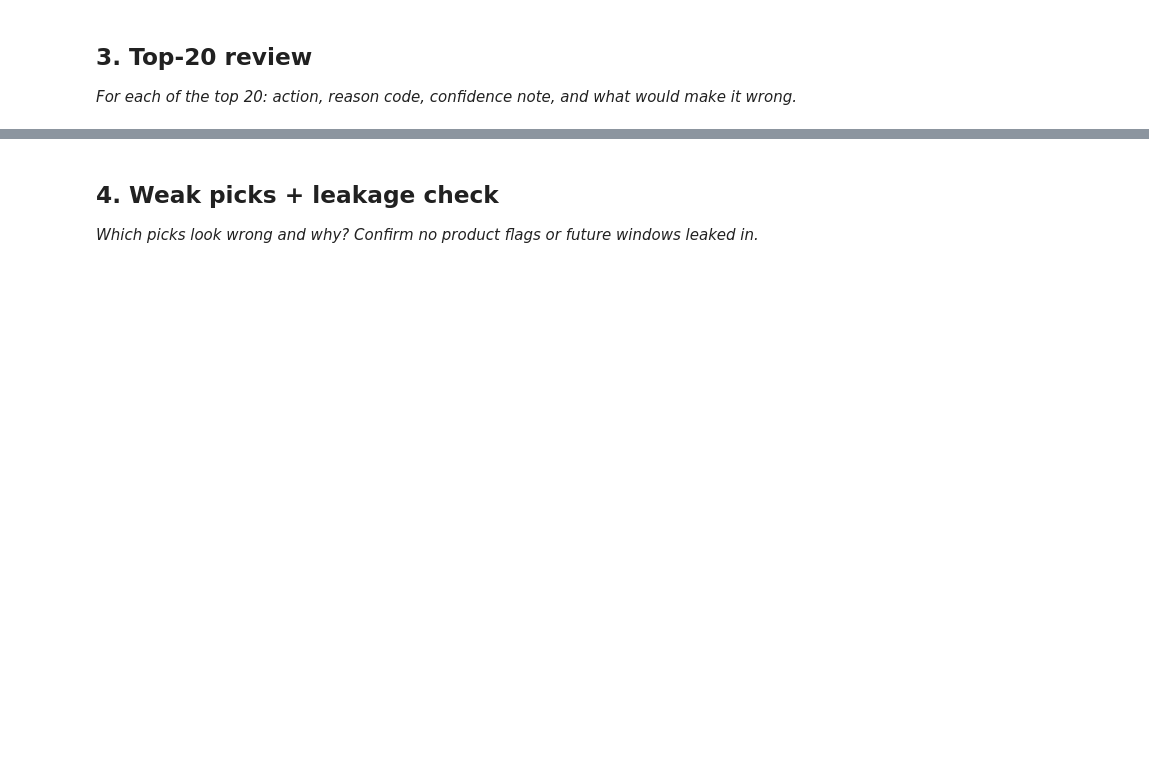
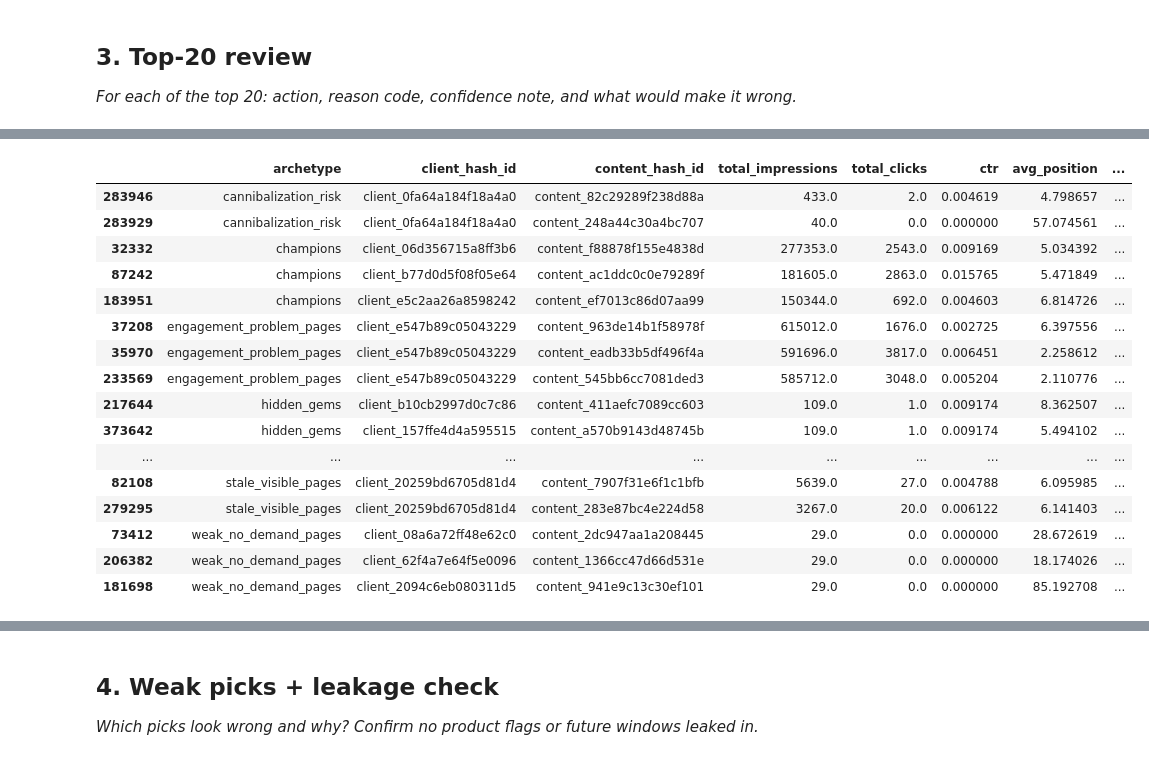
Before and after one commit to tracy030115/flyrank-ml, a Jupyter notebook: work/notebooks/w04_baseline_score.ipynb, the cells around one changed output, grey strips where cells are left out. Saved outputs shown, nothing was run; the diff lists cells and outputs as text; code cells hidden in the pictures; blank space fills up the shorter version.

```diff
--- a/work/notebooks/w04_baseline_score.ipynb
+++ b/work/notebooks/w04_baseline_score.ipynb
@@ -264,0 +265,13 @@ Name: count, dtype: int64
+# %%
+action_map = {
+    "champions": "protect",
+    "hidden_gems": "improve",
+    "rising_stars": "monitor",
+    "stale_visible_pages": "refresh",
+    "engagement_problem_pages": "rewrite",
+    "cannibalization_risk": "merge",
+    "weak_no_demand_pages": "prune",
+    "monitor": "monitor",
+    "INSUFFICIENT_DATA": "no_action_insufficient_data",
+}
+page_level["recommended_action"] = page_level["archetype"].map(action_map)
@@ -359,3 +327,40 @@ Name: count, dtype: int64
 # %%
 # This cell is for CODE (numbers, a query, a check).
 # Write your text answer in the cell ABOVE this one — typing sentences here breaks Run All.
+review_archetypes = [
+    "champions", "hidden_gems", "rising_stars", "stale_visible_pages",
+    "engagement_problem_pages", "cannibalization_risk", "weak_no_demand_pages"
+]
+
+top_per_archetype = (
+    page_level[page_level["archetype"].isin(review_archetypes)]
+    .sort_values("total_impressions", ascending=False)
+    .groupby("archetype")
+    .head(3)  # adjust so total rows across archetypes ≈ 20
+    .sort_values(["archetype", "total_impressions"], ascending=[True, False])
+)
+
+cols_to_show = [
+    "archetype", "client_hash_id", "content_hash_id", "total_impressions",
+    "total_clicks", "ctr", "avg_position", "engagement_rate", "days_since_last_update"
+]
+
+top_per_archetype[cols_to_show]
+# %% [output]
+|  | archetype | client_hash_id | content_hash_id | total_impressions | total_clicks | ctr | avg_position | ... |
+| 283946 | cannibalization_risk | client_0fa64a184f18a4a0 | content_82c29289f238d88a | 433.0 | 2.0 | 0.004619 | 4.798657 | ... |
+| 283929 | cannibalization_risk | client_0fa64a184f18a4a0 | content_248a44c30a4bc707 | 40.0 | 0.0 | 0.000000 | 57.074561 | ... |
+| 32332 | champions | client_06d356715a8ff3b6 | content_f88878f155e4838d | 277353.0 | 2543.0 | 0.009169 | 5.034392 | ... |
+| 87242 | champions | client_b77d0d5f08f05e64 | content_ac1ddc0c0e79289f | 181605.0 | 2863.0 | 0.015765 | 5.471849 | ... |
+| 183951 | champions | client_e5c2aa26a8598242 | content_ef7013c86d07aa99 | 150344.0 | 692.0 | 0.004603 | 6.814726 | ... |
+| 37208 | engagement_problem_pages | client_e547b89c05043229 | content_963de14b1f58978f | 615012.0 | 1676.0 | 0.002725 | 6.397556 | ... |
+| 35970 | engagement_problem_pages | client_e547b89c05043229 | content_eadb33b5df496f4a | 591696.0 | 3817.0 | 0.006451 | 2.258612 | ... |
+| 233569 | engagement_problem_pages | client_e547b89c05043229 | content_545bb6cc7081ded3 | 585712.0 | 3048.0 | 0.005204 | 2.110776 | ... |
+| 217644 | hidden_gems | client_b10cb2997d0c7c86 | content_411aefc7089cc603 | 109.0 | 1.0 | 0.009174 | 8.362507 | ... |
+| 373642 | hidden_gems | client_157ffe4d4a595515 | content_a570b9143d48745b | 109.0 | 1.0 | 0.009174 | 5.494102 | ... |
+| ... | ... | ... | ... | ... | ... | ... | ... | ... |
+| 82108 | stale_visible_pages | client_20259bd6705d81d4 | content_7907f31e6f1c1bfb | 5639.0 | 27.0 | 0.004788 | 6.095985 | ... |
+| 279295 | stale_visible_pages | client_20259bd6705d81d4 | content_283e87bc4e224d58 | 3267.0 | 20.0 | 0.006122 | 6.141403 | ... |
+| 73412 | weak_no_demand_pages | client_08a6a72ff48e62c0 | content_2dc947aa1a208445 | 29.0 | 0.0 | 0.000000 | 28.672619 | ... |
+| 206382 | weak_no_demand_pages | client_62f4a7e64f5e0096 | content_1366cc47d66d531e | 29.0 | 0.0 | 0.000000 | 18.174026 | ... |
+| 181698 | weak_no_demand_pages | client_2094c6eb080311d5 | content_941e9c13c30ef101 | 29.0 | 0.0 | 0.000000 | 85.192708 | ... |
```
Also changed, not shown: parts of 11 cells of this notebook.
